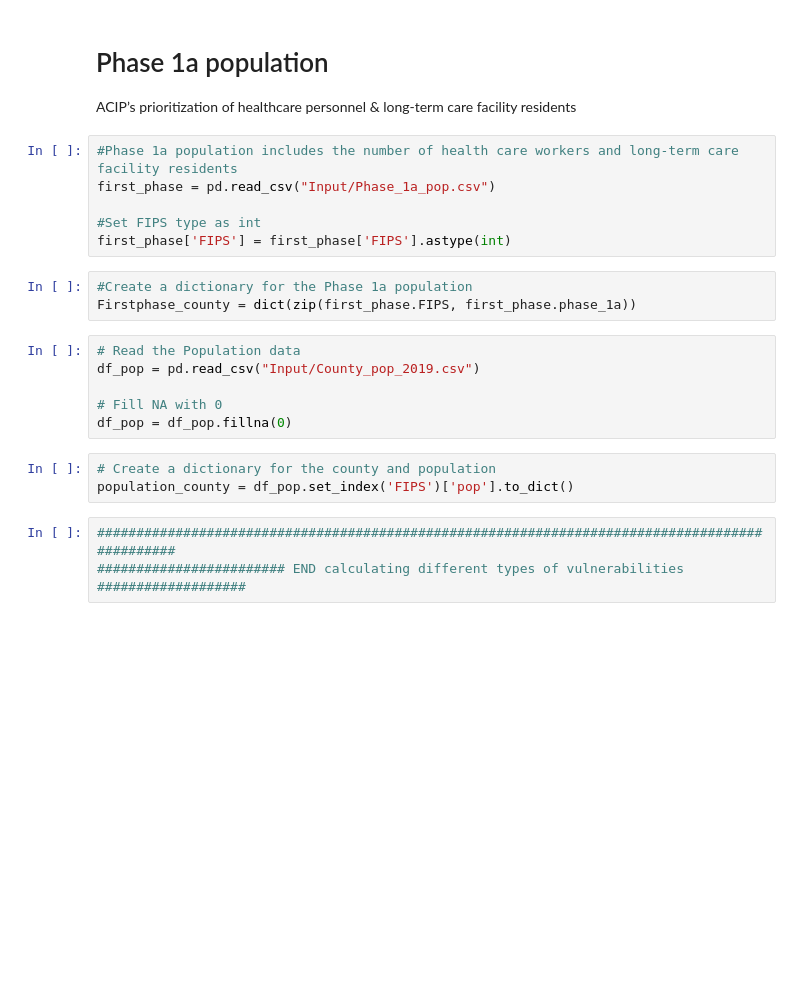
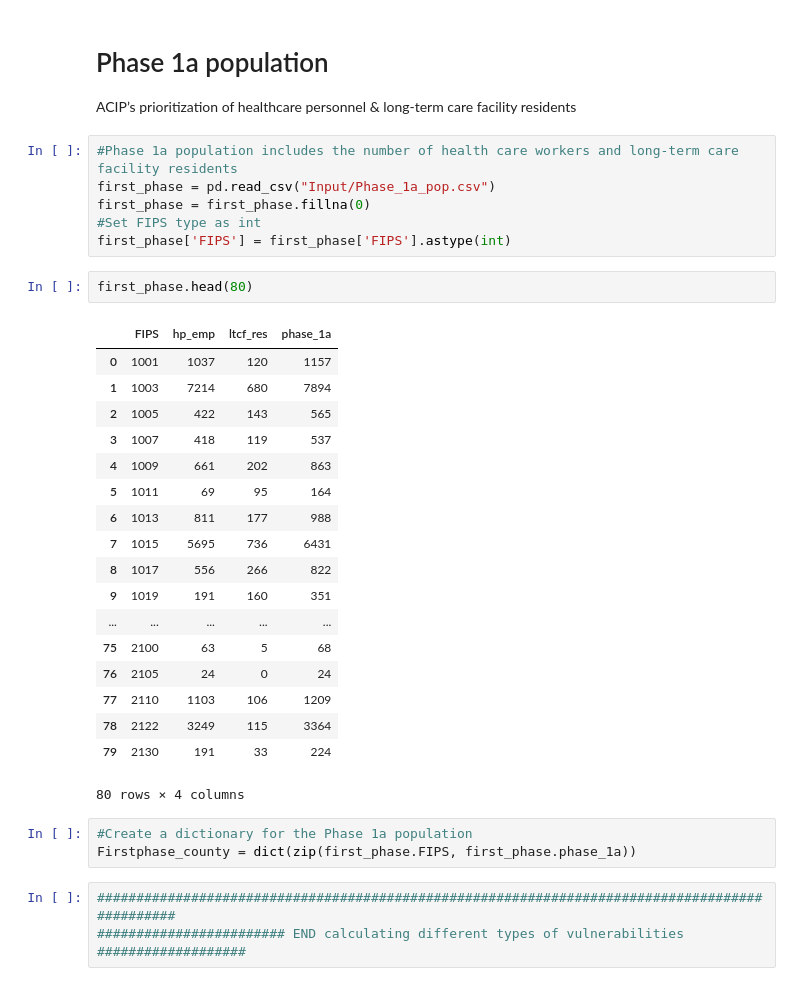
Before and after one commit to CenterForSpatialResearch/newpoliticsofcare_analysis_vaccine, a Jupyter notebook: Vaccine_allocation/Vaccine_allocation.ipynb, the cells around one changed output. Cells and saved outputs as stored; diff of their text form; blank space fills up the shorter version.

```diff
--- a/Vaccine_allocation/Vaccine_allocation.ipynb
+++ b/Vaccine_allocation/Vaccine_allocation.ipynb
@@ -171,21 +171,33 @@ ACIP’s prioritization of healthcare personnel & long-term care facility reside
 # %%
 #Phase 1a population includes the number of health care workers and long-term care facility residents
 first_phase = pd.read_csv("Input/Phase_1a_pop.csv")
-
+first_phase = first_phase.fillna(0)
 #Set FIPS type as int
 first_phase['FIPS'] = first_phase['FIPS'].astype(int)
+# %%
+first_phase.head(80)
+# %% [output]
+|  | FIPS | hp_emp | ltcf_res | phase_1a |
+| 0 | 1001 | 1037 | 120 | 1157 |
+| 1 | 1003 | 7214 | 680 | 7894 |
+| 2 | 1005 | 422 | 143 | 565 |
+| 3 | 1007 | 418 | 119 | 537 |
+| 4 | 1009 | 661 | 202 | 863 |
+| 5 | 1011 | 69 | 95 | 164 |
+| 6 | 1013 | 811 | 177 | 988 |
+| 7 | 1015 | 5695 | 736 | 6431 |
+| 8 | 1017 | 556 | 266 | 822 |
+| 9 | 1019 | 191 | 160 | 351 |
+| ... | ... | ... | ... | ... |
+| 75 | 2100 | 63 | 5 | 68 |
+| 76 | 2105 | 24 | 0 | 24 |
+| 77 | 2110 | 1103 | 106 | 1209 |
+| 78 | 2122 | 3249 | 115 | 3364 |
+| 79 | 2130 | 191 | 33 | 224 |
+80 rows × 4 columns
 # %%
 #Create a dictionary for the Phase 1a population
 Firstphase_county = dict(zip(first_phase.FIPS, first_phase.phase_1a))
-# %%
-# Read the Population data
-df_pop = pd.read_csv("Input/County_pop_2019.csv")
-
-# Fill NA with 0
-df_pop = df_pop.fillna(0)
-# %%
-# Create a dictionary for the county and population
-population_county = df_pop.set_index('FIPS')['pop'].to_dict()
 # %%
 ###############################################################################################
 ######################## END calculating different types of vulnerabilities ###################
```
Also changed, not shown: parts of 7 cells of this notebook, 3 other files.
